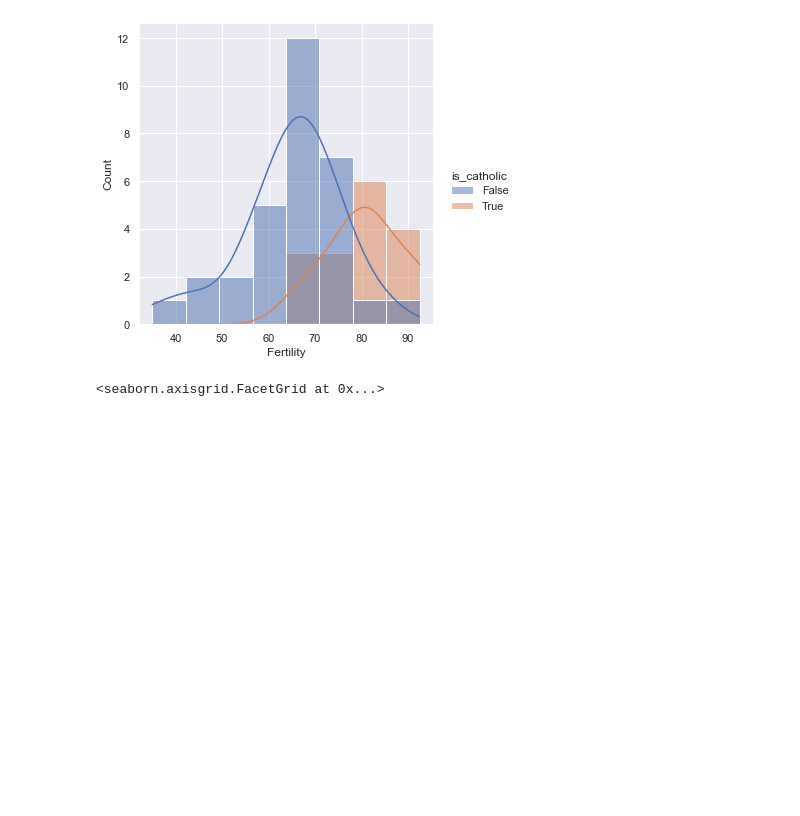
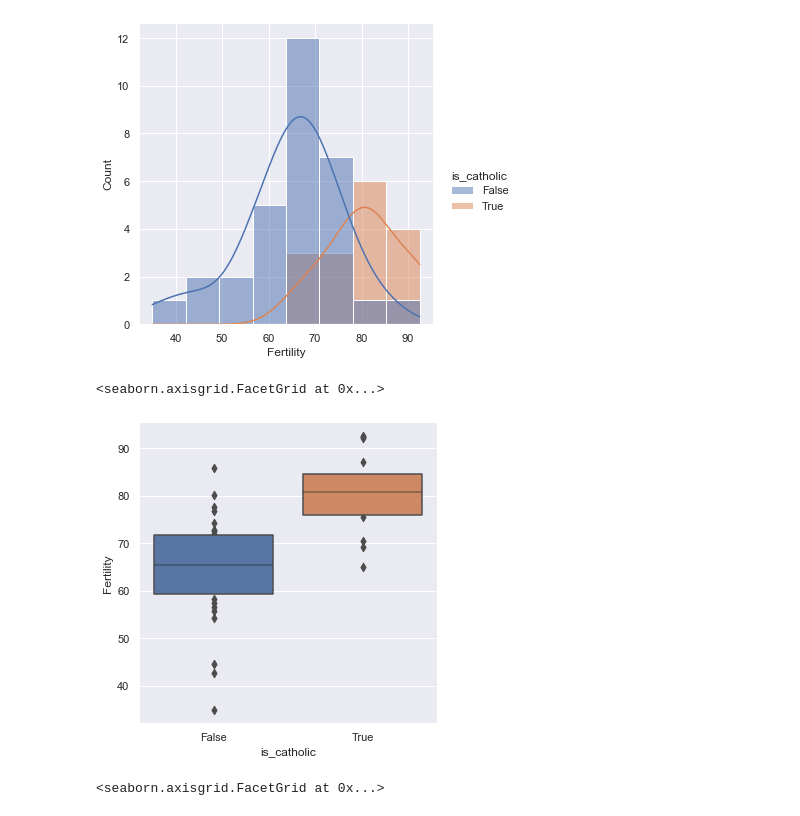
Before and after one commit to Cayt-Schlichting/numpy-pandas-visualization-exercises, a Jupyter notebook: seaborn_exercises.ipynb, the cells around one changed output. Drawn from its saved outputs; the diff is of its cells as text; code cells hidden in the pictures; blank space fills up the shorter version.

```diff
--- a/seaborn_exercises.ipynb
+++ b/seaborn_exercises.ipynb
@@ -138,6 +144,12 @@ sns.displot(data=swiss,x='Fertility',hue='is_catholic',kde=True)
 # %% [output]
 <seaborn.axisgrid.FacetGrid at 0x...>
 [figure]
+# %%
+#3 alt - using cat plot
+sns.catplot(data=swiss,x='is_catholic',y='Fertility',kind='boxen')
+# %% [output]
+<seaborn.axisgrid.FacetGrid at 0x...>
+[figure, added]
 # %%
 #3-2 - but, we look at the original data >> and I'm skeptical:
 
```
Also changed, not shown: parts of 10 cells of this notebook.
